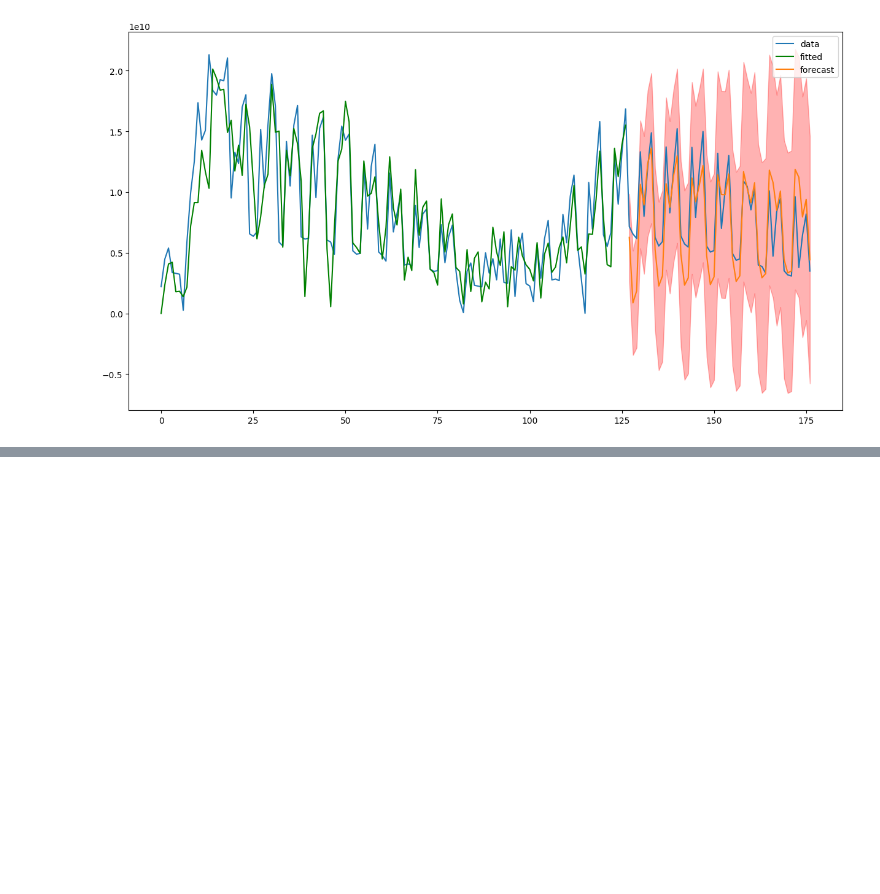
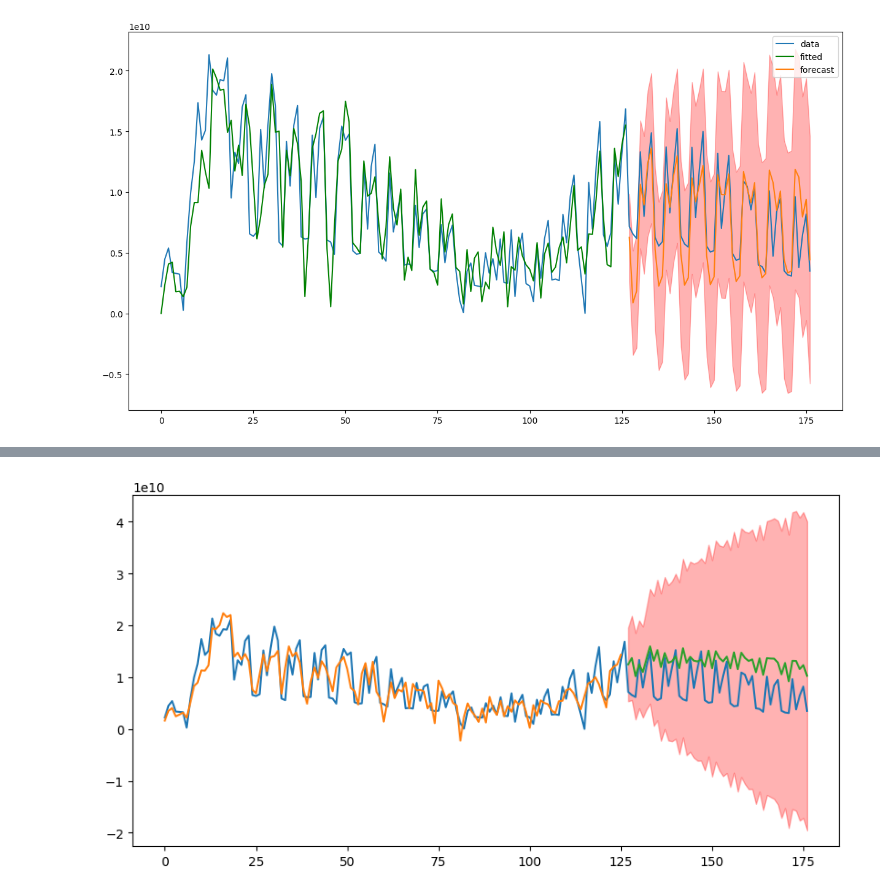
Before and after one commit to xavierzg/Cinema-Tickets-by-time-series., a Jupyter notebook: ARIMA.ipynb, the cells around one changed output, grey strips where cells are left out. Drawn from its saved outputs; the diff is of its cells as text; code cells hidden in the pictures; blank space fills up the shorter version.

```diff
--- a/ARIMA.ipynb
+++ b/ARIMA.ipynb
@@ -132,0 +268,17 @@ show_result(data = data_2, parameter = best_param_2, N_test = 50)
+# %%
+train_2 = data_2.iloc[:-N_test - 1]
+
+train_2_pred = model.predict_in_sample(start=1, end=-1)
+
+fig, ax = plt.subplots(figsize=(10, 5))
+ax.plot(data_2.index, data_2['total_sales'], label='data')
+ax.plot(train_2.index, train_2_pred, label='fitted')
+ax.plot(test_2.index, test_2_pred, label='forecast')
+ax.fill_between(test_2.index, \
+                confint_2[:,0], confint_2[:,1], \
+                color='red', alpha=0.3)
+
+
+train_2 = data_2.iloc[:-N_test]
+# %% [output]
+[figure, added]
```
Also changed, not shown: parts of 11 cells of this notebook.
